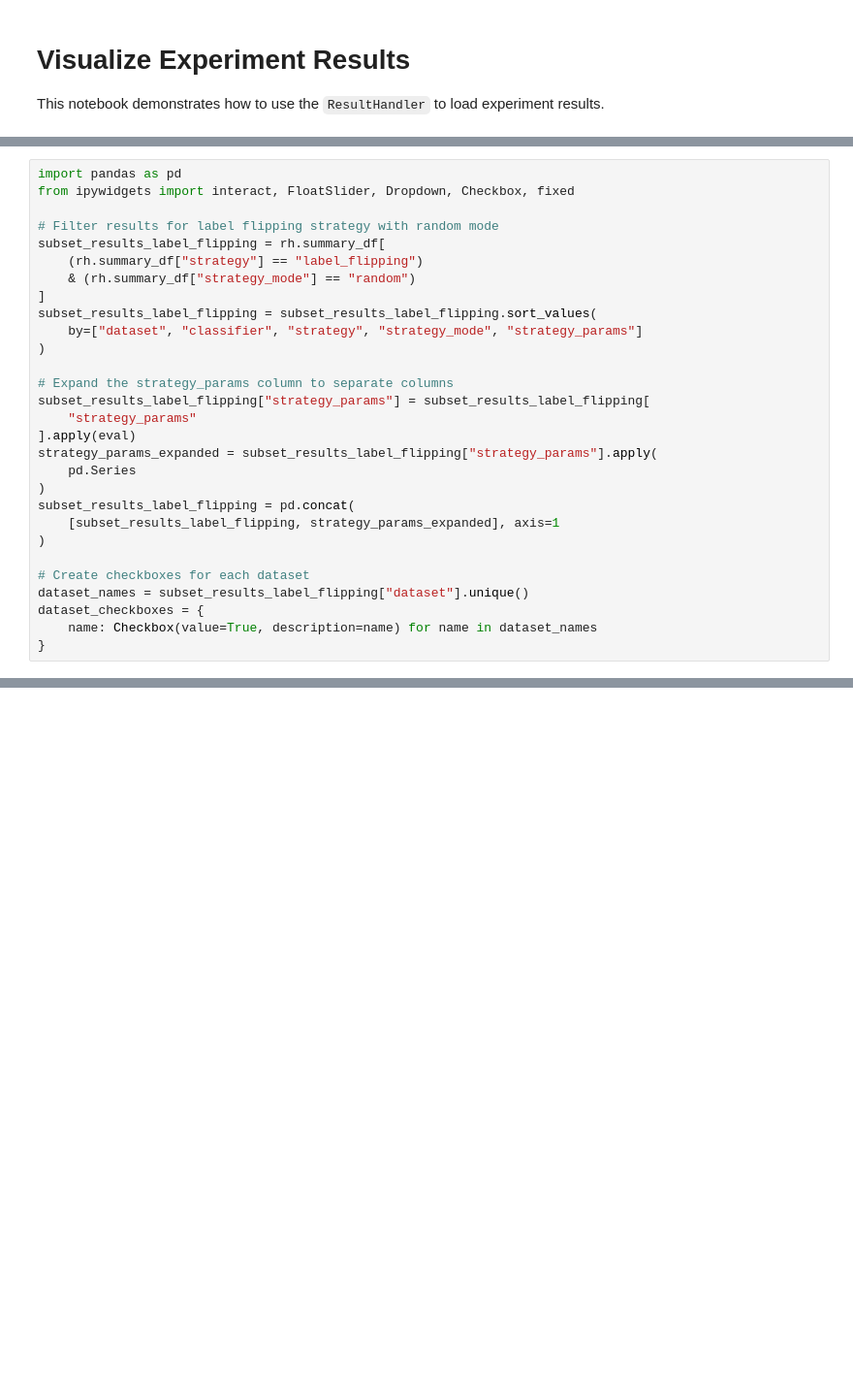
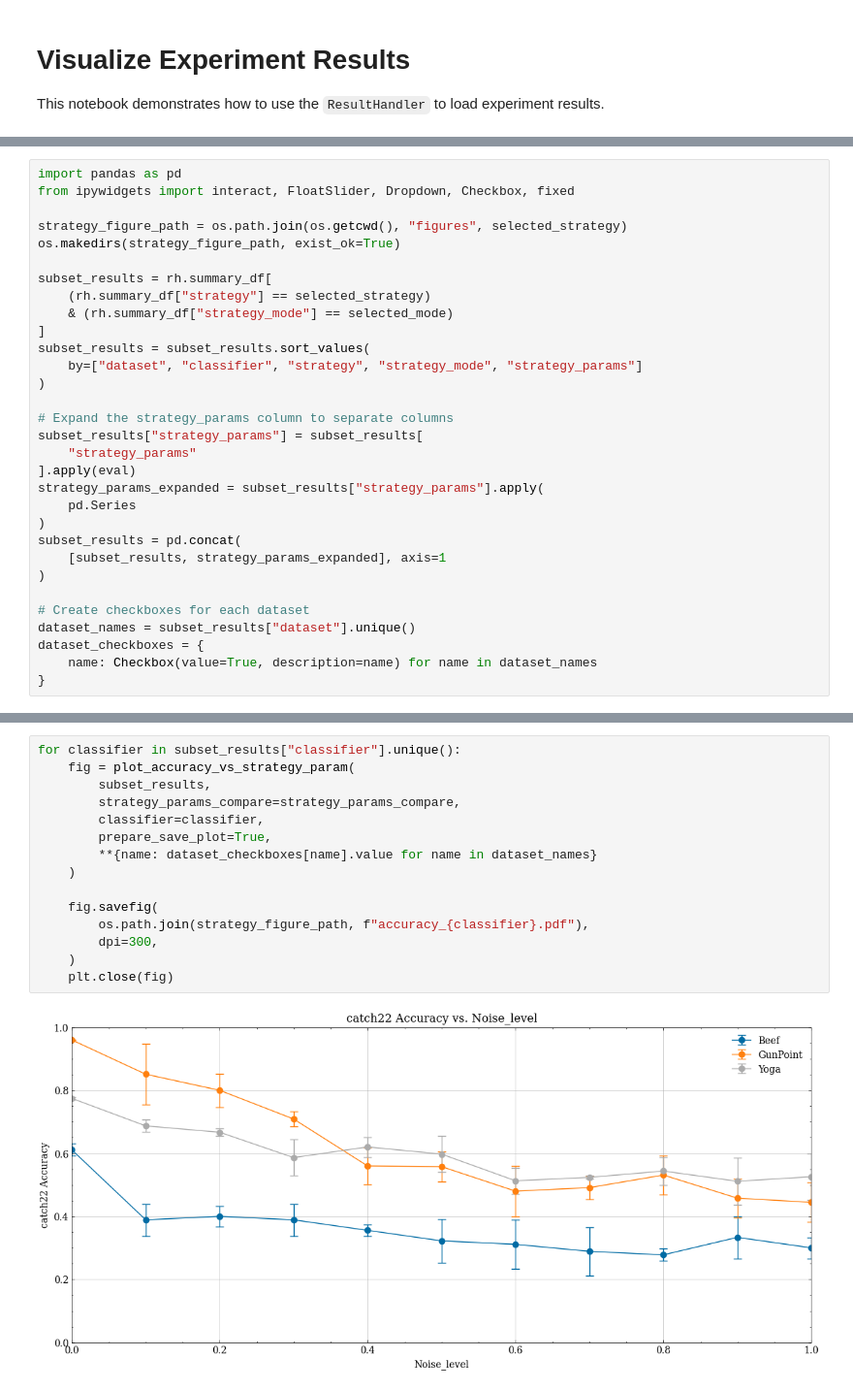
Before and after one commit to LarsBoecking/data-centric-ai, a Jupyter notebook: notebooks/visualize_results.ipynb, the cells around one changed output, grey strips where cells are left out. Shown at 97% size. Saved outputs shown, nothing was run; the diff lists cells and outputs as text; blank space fills up the shorter version.

```diff
--- a/notebooks/visualize_results.ipynb
+++ b/notebooks/visualize_results.ipynb
@@ -35,28 +48,30 @@ folders[:5]
 import pandas as pd
 from ipywidgets import interact, FloatSlider, Dropdown, Checkbox, fixed
 
-# Filter results for label flipping strategy with random mode
-subset_results_label_flipping = rh.summary_df[
-    (rh.summary_df["strategy"] == "label_flipping")
-    & (rh.summary_df["strategy_mode"] == "random")
+strategy_figure_path = os.path.join(os.getcwd(), "figures", selected_strategy)
+os.makedirs(strategy_figure_path, exist_ok=True)
+
+subset_results = rh.summary_df[
+    (rh.summary_df["strategy"] == selected_strategy)
+    & (rh.summary_df["strategy_mode"] == selected_mode)
 ]
-subset_results_label_flipping = subset_results_label_flipping.sort_values(
+subset_results = subset_results.sort_values(
     by=["dataset", "classifier", "strategy", "strategy_mode", "strategy_params"]
 )
 
 # Expand the strategy_params column to separate columns
-subset_results_label_flipping["strategy_params"] = subset_results_label_flipping[
+subset_results["strategy_params"] = subset_results[
     "strategy_params"
 ].apply(eval)
-strategy_params_expanded = subset_results_label_flipping["strategy_params"].apply(
+strategy_params_expanded = subset_results["strategy_params"].apply(
     pd.Series
 )
-subset_results_label_flipping = pd.concat(
-    [subset_results_label_flipping, strategy_params_expanded], axis=1
+subset_results = pd.concat(
+    [subset_results, strategy_params_expanded], axis=1
 )
 
 # Create checkboxes for each dataset
-dataset_names = subset_results_label_flipping["dataset"].unique()
+dataset_names = subset_results["dataset"].unique()
 dataset_checkboxes = {
     name: Checkbox(value=True, description=name) for name in dataset_names
 }
@@ -121,3 +138,20 @@ _ = interact(
 )
 # %% [output]
 interactive(children=(Dropdown(description='Classifier', options=('catch22', 'mini-rocket'), value='catch22'),…
+# %%
+for classifier in subset_results["classifier"].unique():
+    fig = plot_accuracy_vs_strategy_param(
+        subset_results,
+        strategy_params_compare=strategy_params_compare,
+        classifier=classifier,
+        prepare_save_plot=True,
+        **{name: dataset_checkboxes[name].value for name in dataset_names}
+    )
+
+    fig.savefig(
+        os.path.join(strategy_figure_path, f"accuracy_{classifier}.pdf"),
+        dpi=300,
+    )
+    plt.close(fig)
+# %% [output]
+[figure, added]
```
Also changed, not shown: parts of 10 cells of this notebook.
